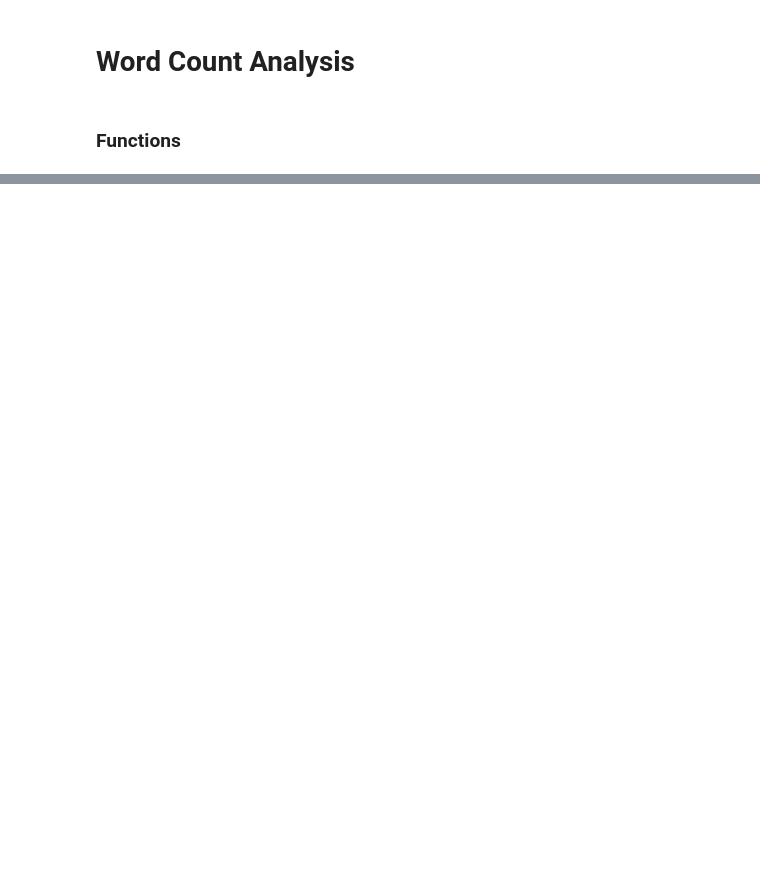
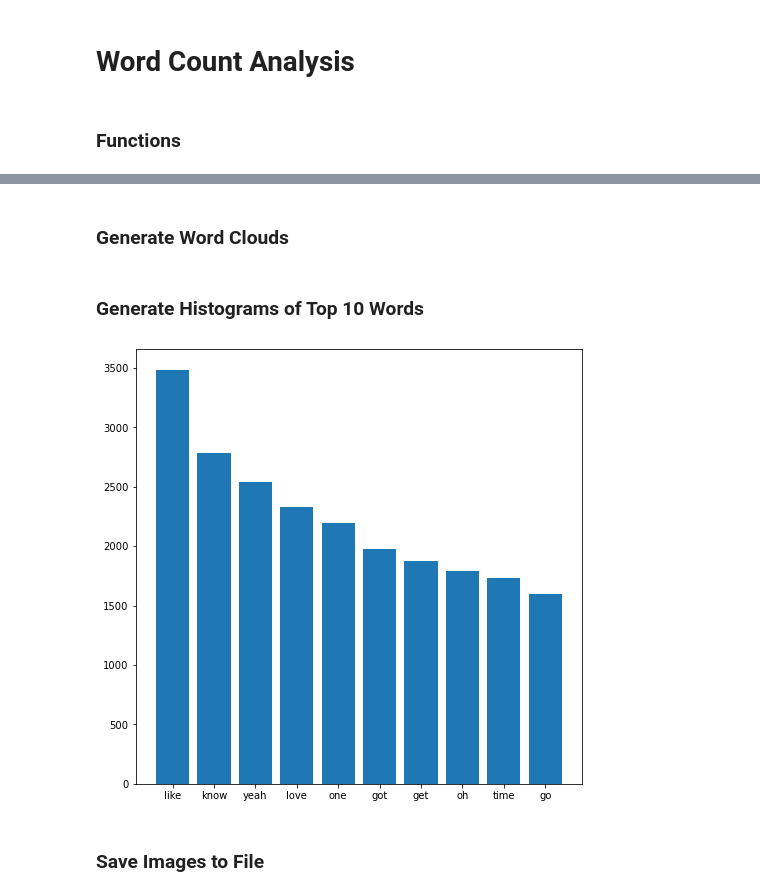
Before and after one commit to smyottb/song_analysis, a Jupyter notebook: word_count_analysis.ipynb, the cells around one changed output, grey strips where cells are left out. Cells and saved outputs as stored; diff of their text form; code cells hidden in the pictures; blank space fills up the shorter version.

Commit message:
word clouds

```diff
--- a/word_count_analysis.ipynb
+++ b/word_count_analysis.ipynb
@@ -15,8 +18,8 @@ df_rock = pd.read_csv('df_rock_final.csv',converters={'words': eval})
 # %%
 def word_count(word_list):
     '''
-    function
-    parameters:
+    function returns dataframe with word count information
+    parameter:
         word_list-->list of word lists for each song in dataframe
     '''
     #initiate Counter objects
@@ -39,13 +42,13 @@ def word_count(word_list):
     #add appears in percent column (based on total number of songs)
     df['appears_in_pct'] = df['appears_in'].apply(lambda x: x/len(word_list))
 
-    return df.sort_values(by='count',ascending=False).set_index('word')
+    return df.sort_values(by='count',ascending=False)
 # %%
 def remove_num(text):
     '''
-    function
+    function returns text with numbers removed
     parameter:
-        text-->
+        text-->str
     '''
     for word in text:
         try:
@@ -83,0 +109,2 @@ df_cty_count
+# %% [markdown]
+### Generate Word Clouds
@@ -83,0 +130,7 @@ df_cty_count
+# %% [markdown]
+### Generate Histograms of Top 10 Words
+# %%
+plt.figure(figsize=(8,8))
+cty_bar = plt.bar(df_cty_count.iloc[0:10]['word'],df_cty_count.iloc[0:10]['count'])
+# %% [output]
+[figure, added]
@@ -83,0 +142,2 @@ df_cty_count
+# %% [markdown]
+### Save Images to File
```
Also changed, not shown: parts of 13 cells of this notebook.
